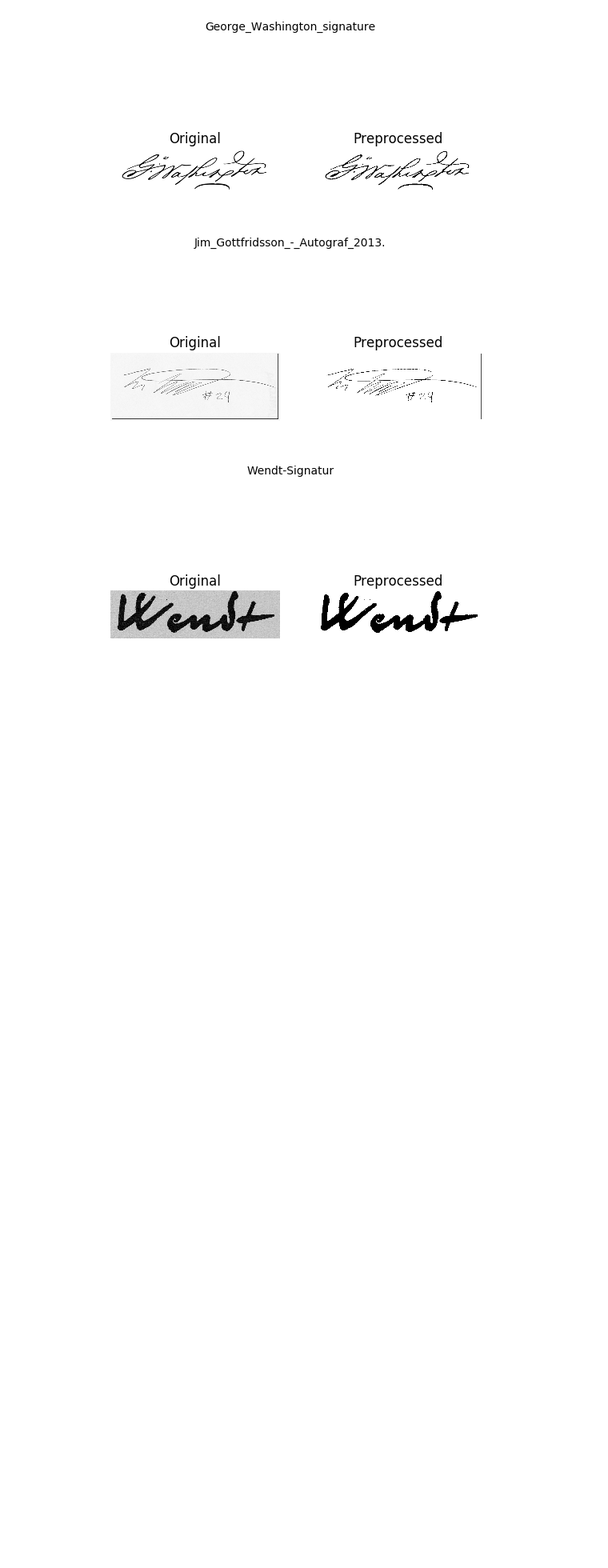
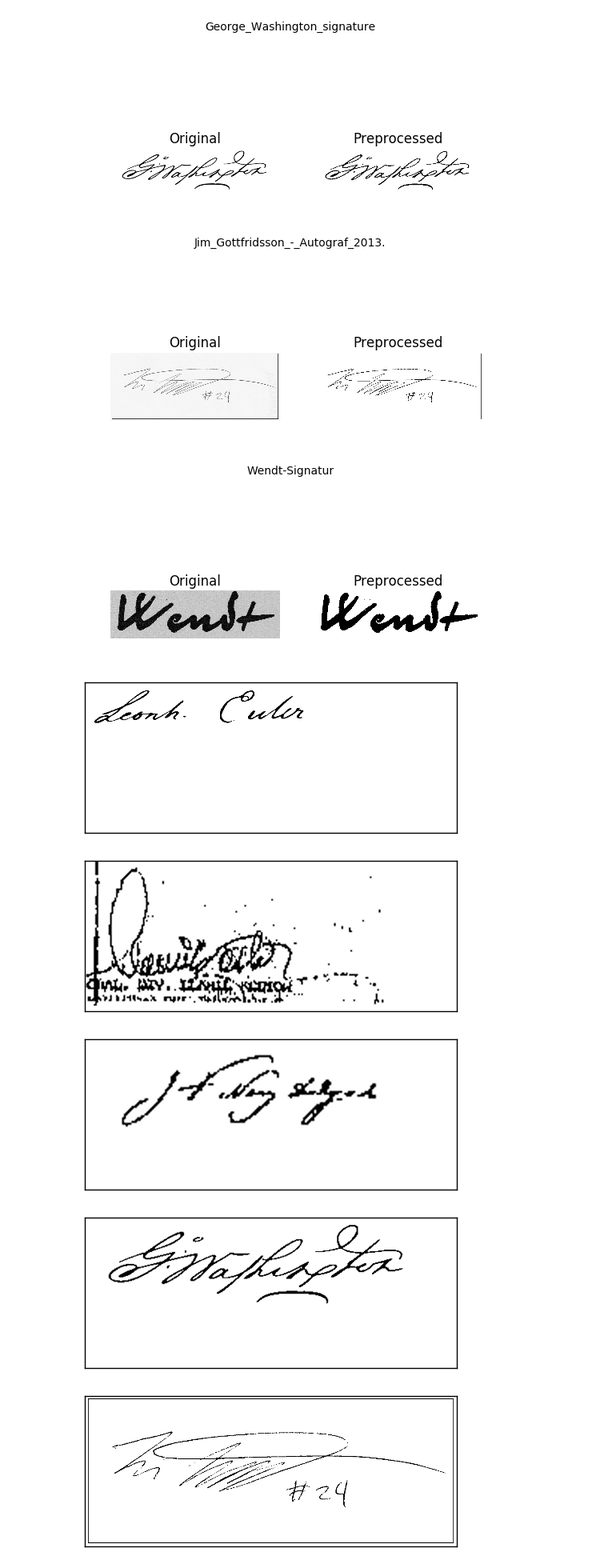
Before and after one commit to agarwalnaimish/signature-wikidata-convolutional-autoencoder, a Jupyter notebook: test_preprocessing/Preprocessing Images.ipynb, the cells around one changed output. Shown at 80% size. Drawn from its saved outputs; the diff is of its cells as text; code cells hidden in the pictures; blank space fills up the shorter version.

Commit message:
modified image preprocessing sample

```diff
--- a/test_preprocessing/Preprocessing Images.ipynb
+++ b/test_preprocessing/Preprocessing Images.ipynb
@@ -58,8 +60,10 @@ def preprocess_signatures(original_path_dir, save_path_dir=None, visualize=False
             plt.suptitle(os.path.splitext(f)[0])
             plt.show()
 # %%
-preprocess_signatures("./signatures_images/original/",
-                      save_path_dir="./signatures_images/preprocessed/",
+original_path_dir = "./signatures_images/original/"
+preprocessed_path_dir = "./signatures_images/preprocessed/"
+preprocess_signatures(original_path_dir,
+                      save_path_dir=preprocessed_path_dir,
                       visualize=True)
 # %% [output]
 [figure]
@@ -70,0 +124,8 @@ preprocess_signatures("./signatures_images/original/",
+# %%
+resize_preprocessed_images(preprocessed_path_dir, visualize=True)
+# %% [output]
+[figure, added]
+[figure, added]
+[figure, added]
+[figure, added]
+[figure, added]
```
Also changed, not shown: parts of 3 cells of this notebook, 7 other files.
